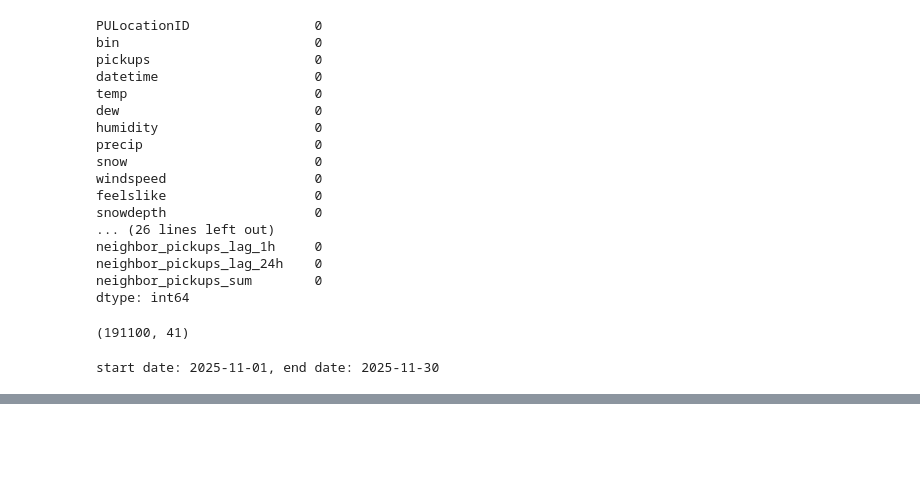
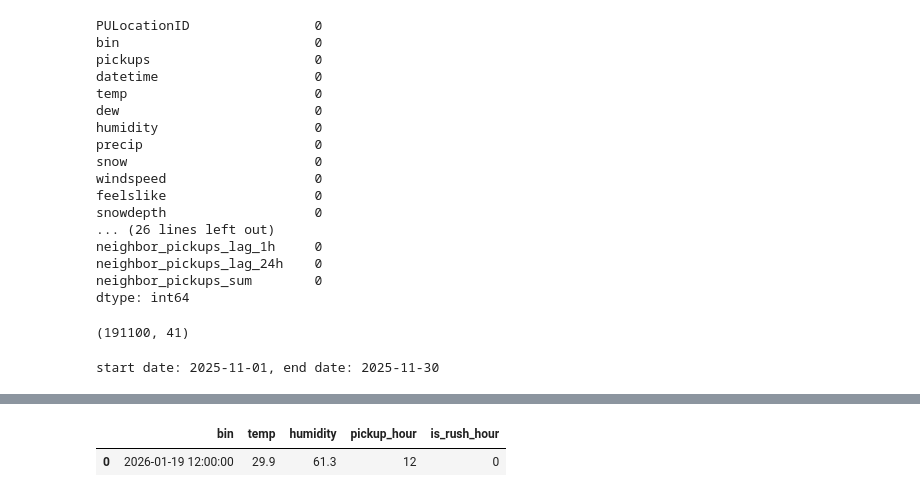
Before and after one commit to manofvalour/Ride_Demand_Prediction, a Jupyter notebook: notebook/research.ipynb, the cells around one changed output, grey strips where cells are left out. Cells and saved outputs as stored; diff of their text form; code cells hidden in the pictures; blank space fills up the shorter version.

```diff
--- a/notebook/research.ipynb
+++ b/notebook/research.ipynb
@@ -1534,0 +1799,2 @@ complete.head()
+# %%
+api_key = ""
@@ -1618,0 +2092,9 @@ array([False, False, False, ..., False, False, False])
+# %%
+data = extract_historical_pickup_data(start_date, end_date)
+df = get_nyc_prediction_weather_data()
+complete = engineer_temporal_prediction_features(df)
+print(df.shape, data.shape)
+complete.head()
+
+df.head()
+# %% [output]
@@ -1618,0 +2114,2 @@ array([False, False, False, ..., False, False, False])
+|  | bin | temp | humidity | pickup_hour | is_rush_hour |
+| 0 | 2026-01-19 12:00:00 | 29.9 | 61.3 | 12 | 0 |
```
Also changed, not shown: parts of 38 cells of this notebook, 10 other files.
